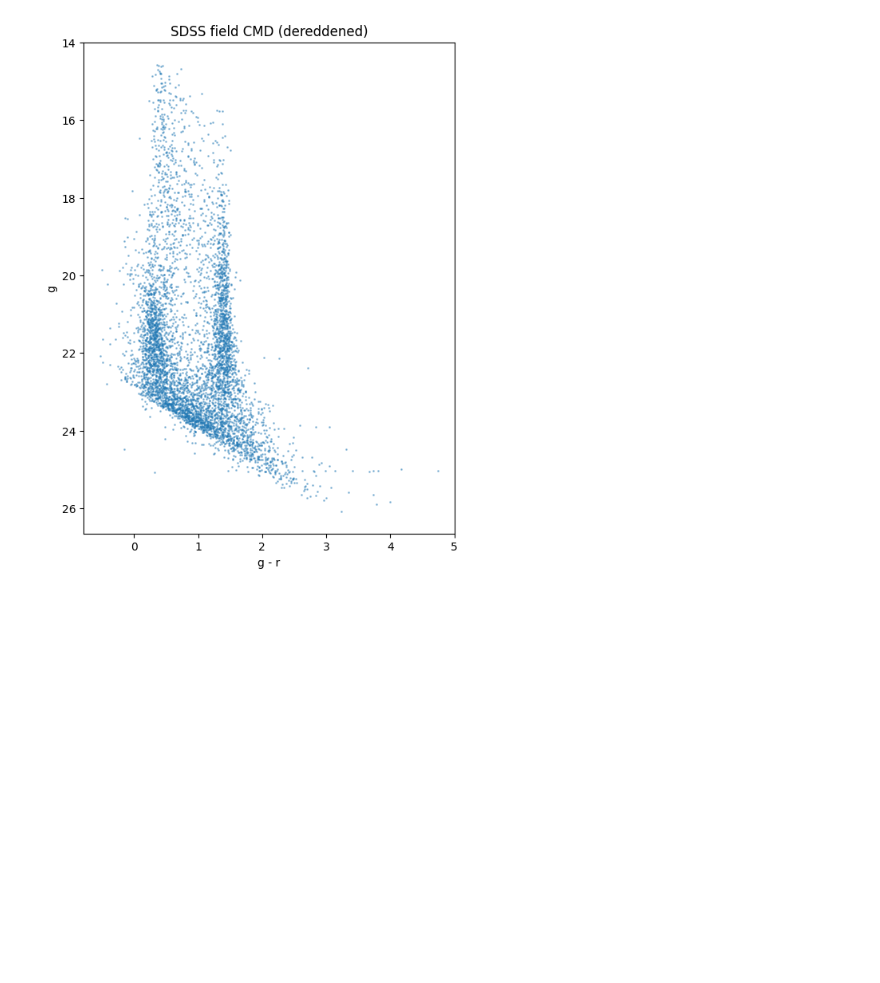
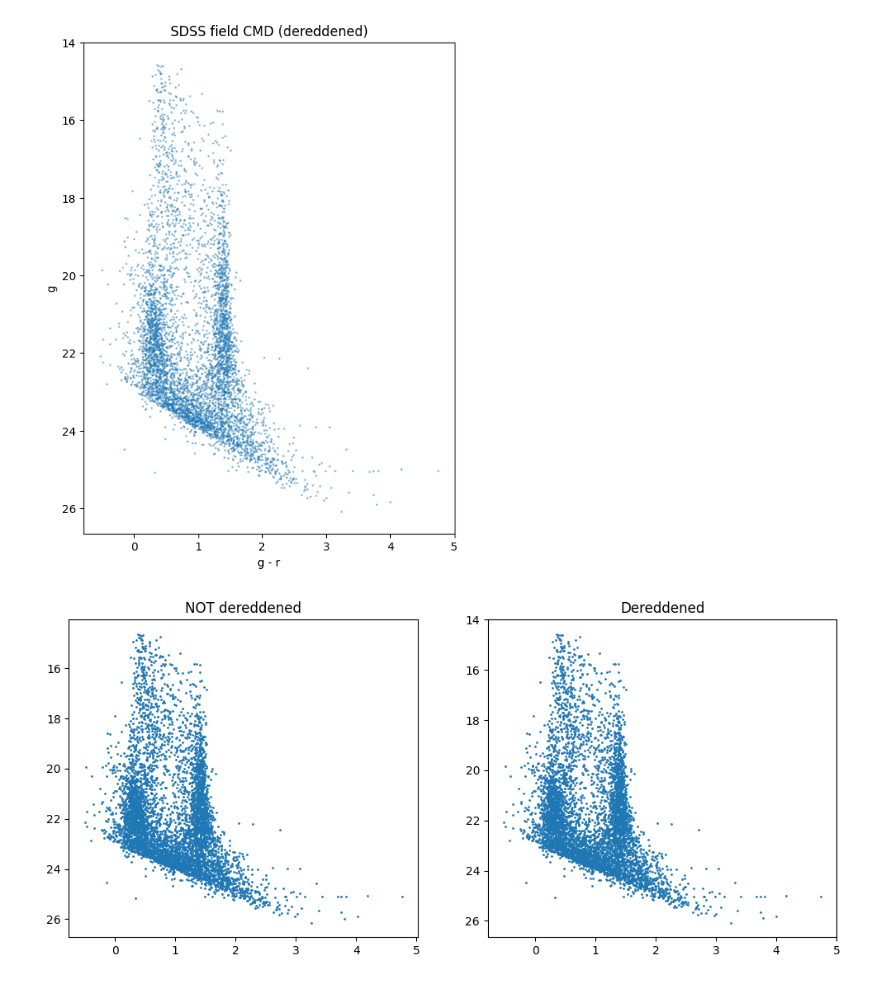
Before and after one commit to zangston/ASTR-5140, a Jupyter notebook: project2/Project2.ipynb, the cells around one changed output. Drawn from its saved outputs; the diff is of its cells as text; code cells hidden in the pictures; blank space fills up the shorter version.

```diff
--- a/project2/Project2.ipynb
+++ b/project2/Project2.ipynb
@@ -37,3 +23,22 @@ plt.title("SDSS field CMD (dereddened)")
 plt.show()
 # %% [output]
 [figure]
+# %%
+# Plot dereddened vs reddened CMD side by side
+plt.figure(figsize=(12,5))
+
+# reddened
+plt.subplot(1,2,1)
+plt.scatter(df["psfMag_g"]-df["psfMag_r"], df["psfMag_g"], s=1)
+plt.gca().invert_yaxis()
+plt.title("NOT dereddened")
+
+# dereddened
+plt.subplot(1,2,2)
+plt.scatter(df["g_r"], df["g0"], s=1)
+plt.gca().invert_yaxis()
+plt.title("Dereddened")
+
+plt.show()
+# %% [output]
+[figure, added]
```
Also changed, not shown: parts of 5 cells of this notebook, 1 other file.
